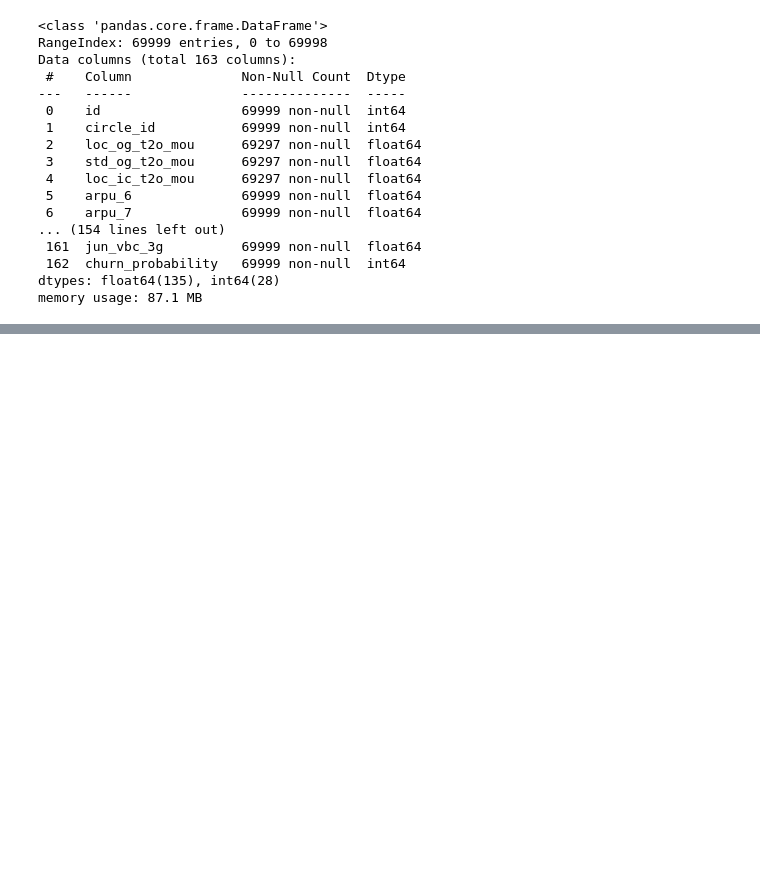
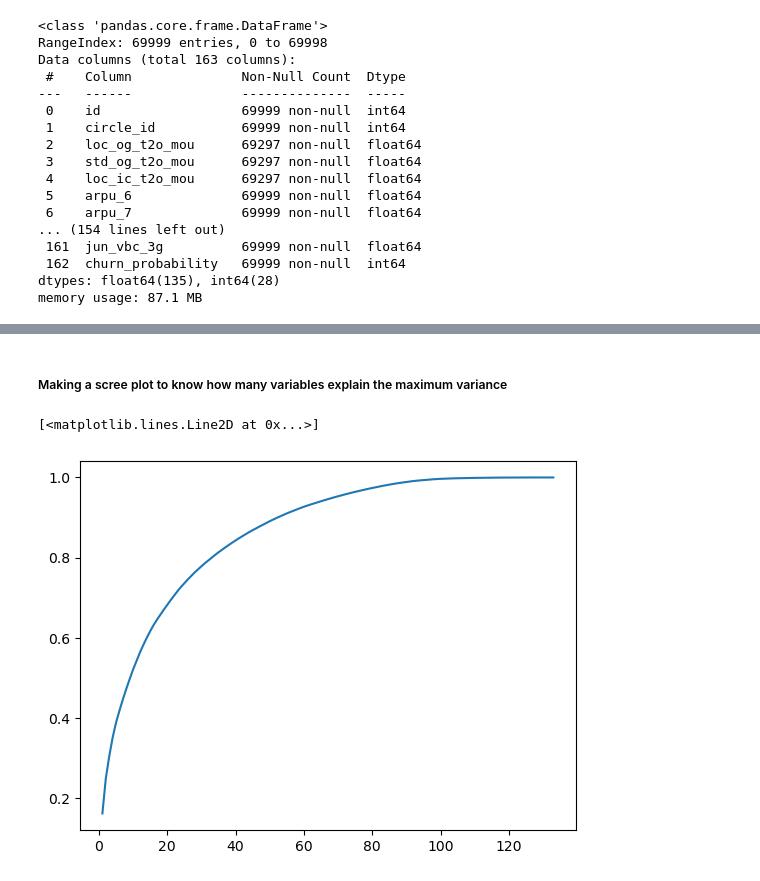
Before and after one commit to rasikasonar/UnsupervisedLearningCaseStudy, a Jupyter notebook: Telecom_Churn_Case_Study_Solution.ipynb, the cells around one changed output, grey strips where cells are left out. Drawn from its saved outputs; the diff is of its cells as text; code cells hidden in the pictures; blank space fills up the shorter version.

```diff
--- a/Telecom_Churn_Case_Study_Solution.ipynb
+++ b/Telecom_Churn_Case_Study_Solution.ipynb
@@ -178,0 +311,3 @@ dtype: float64
+# %%
+scaler = StandardScaler()
+X_train = scaler.fit_transform(X_train)
@@ -178,0 +332,3 @@ dtype: float64
+# %%
+pca = PCA(random_state=42)
+pca.fit(X_train)
@@ -178,0 +373,9 @@ dtype: float64
+# %%
+var_cumu = np.cumsum(pca.explained_variance_ratio_)
+# %% [markdown]
+##### Making a scree plot to know how many variables explain the maximum variance
+# %%
+plt.plot(range(1,len(var_cumu)+1), var_cumu)
+# %% [output]
+[<matplotlib.lines.Line2D at 0x...>]
+[figure, added]
```
Also changed, not shown: parts of 28 cells of this notebook.
